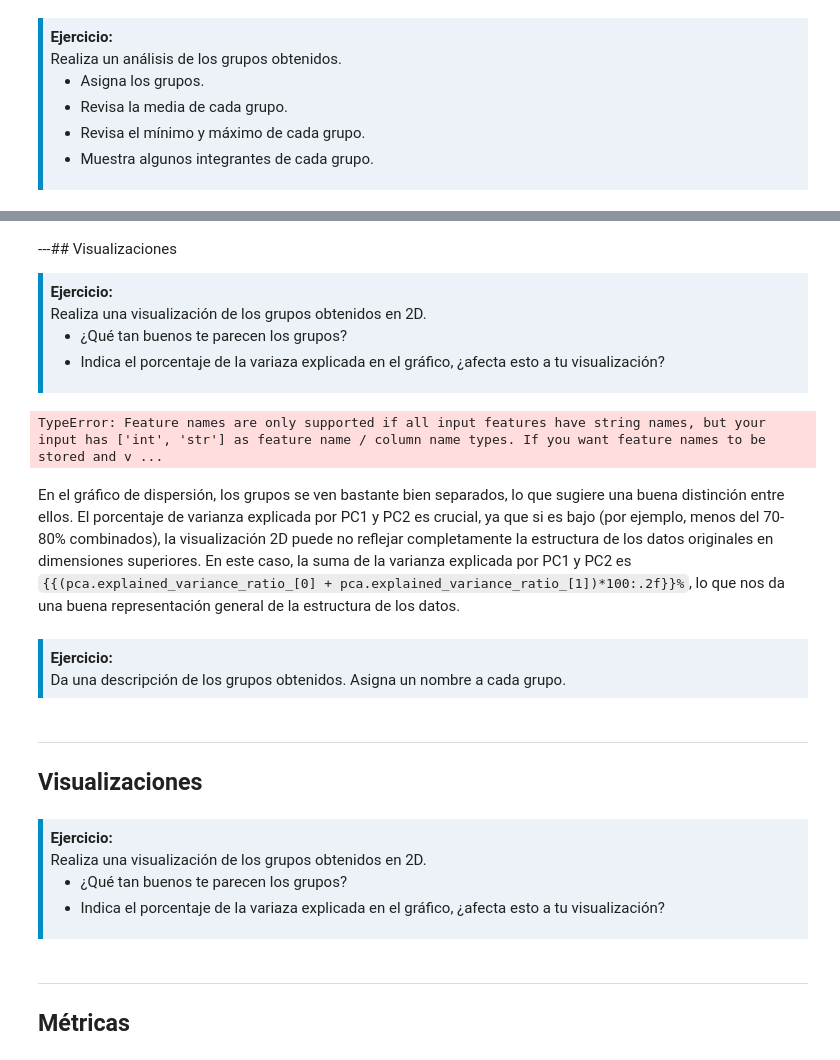
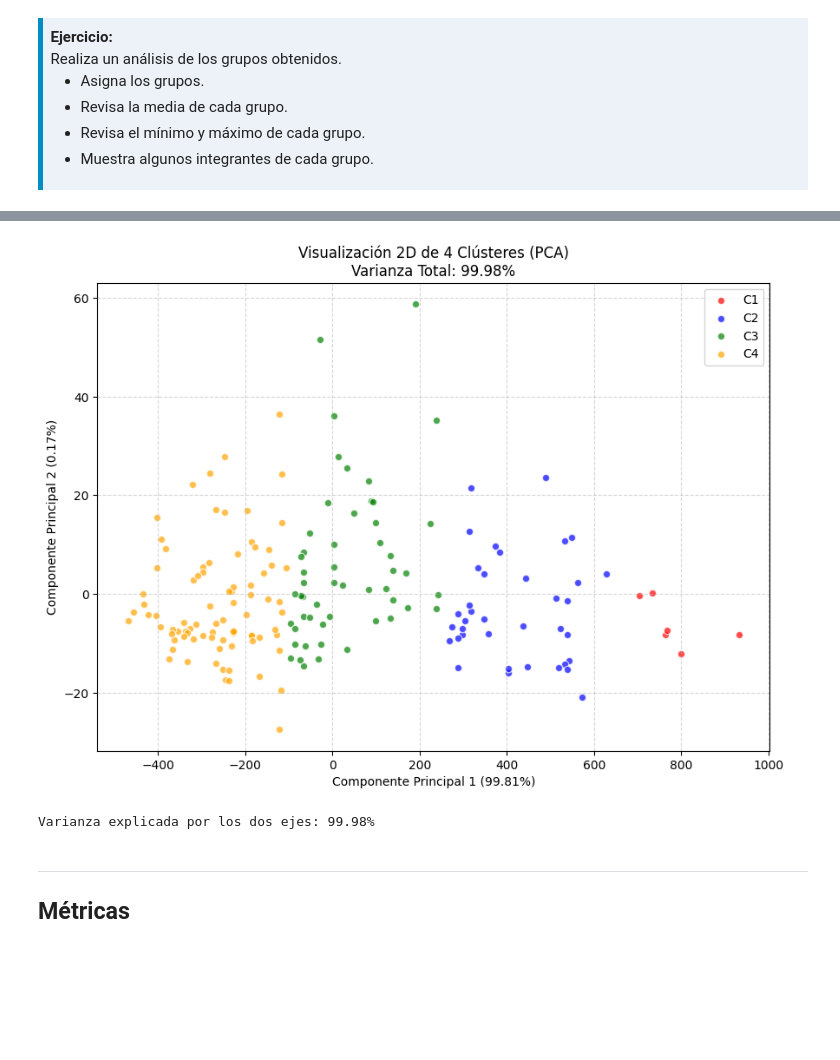
Before and after one commit to jennygn/Ejercicios, a Jupyter notebook: 02_Agrupamiento_Jerarquico.ipynb, the cells around one changed output, grey strips where cells are left out. Cells and saved outputs as stored; diff of their text form; code cells hidden in the pictures; blank space fills up the shorter version.

```diff
--- a/02_Agrupamiento_Jerarquico.ipynb
+++ b/02_Agrupamiento_Jerarquico.ipynb
@@ -198,0 +127,13 @@ print(integrantes_ejemplo.sort_values('Cluster'))
+# %%
+
+clusters = fcluster(Z, t=distancia_corte, criterion='distance')
+
+# 4. Asegurarnos de que X sea un DataFrame antes de asignar la columna
+# Si X ya es un DataFrame, esta línea no le hará daño
+X = pd.DataFrame(X)
+
+# 5. Agregar la información de clúster como C1, C2, C3, etc.
+X['Cluster'] = ['C' + str(c) for c in clusters]
+
+# Revisar los primeros registros
+display(X.head())
@@ -201,36 +241,36 @@ print(integrantes_ejemplo.sort_values('Cluster'))
-# %% [markdown]
----## <font color='008dc3'> Visualizaciones  </font> <div style="background-color: #edf1f8; border-color: #008dc3; border-left: 5px solid #008dc3; padding: 0.5em;"><strong>Ejercicio:</strong><br>    Realiza una visualización de los grupos obtenidos en 2D.<ul>  <li>¿Qué tan buenos te parecen los grupos?</li>  <li>Indica el porcentaje de la variaza explicada en el gráfico, ¿afecta esto a tu visualización?</li></ul></div>
-# %%
-pca = PCA(n_components=2)
-pca_data = pca.fit_transform(X)
-pca_df = pd.DataFrame(data=pca_data, columns=['PC1', 'PC2'])
-pca_df['cluster'] = datos['cluster']
-
-fig = px.scatter(pca_df, x='PC1', y='PC2', color='cluster', title='Visualización de Clusters en 2D (PCA)',
-                 labels={'PC1': f'PC1 ({pca.explained_variance_ratio_[0]*100:.2f}%)',
-                         'PC2': f'PC2 ({pca.explained_variance_ratio_[1]*100:.2f}%)'})
-fig.show()
-# %% [output]
-TypeError: Feature names are only supported if all input features have string names, but your input has ['int', 'str'] as feature name / column name types. If you want feature names to be stored and v ...
-# %% [markdown]
-En el gráfico de dispersión, los grupos se ven bastante bien separados, lo que sugiere una buena distinción entre ellos. El porcentaje de varianza explicada por PC1 y PC2 es crucial, ya que si es bajo (por ejemplo, menos del 70-80% combinados), la visualización 2D puede no reflejar completamente la estructura de los datos originales en dimensiones superiores. En este caso, la suma de la varianza explicada por PC1 y PC2 es `{{(pca.explained_variance_ratio_[0] + pca.explained_variance_ratio_[1])*100:.2f}}%`, lo que nos da una buena representación general de la estructura de los datos.
-# %% [markdown]
-<div style="background-color: #edf1f8; border-color: #008dc3; border-left: 5px solid #008dc3; padding: 0.5em;">
-<strong>Ejercicio:</strong><br>
-    Da una descripción de los grupos obtenidos. Asigna un nombre a cada grupo.
-</div>
-# %% [markdown]
----
-## <font color='008dc3'> Visualizaciones  </font>
-# %% [markdown]
-<div style="background-color: #edf1f8; border-color: #008dc3; border-left: 5px solid #008dc3; padding: 0.5em;">
-<strong>Ejercicio:</strong><br>
-    Realiza una visualización de los grupos obtenidos en 2D.
-<ul>
-  <li>¿Qué tan buenos te parecen los grupos?</li>
-  <li>Indica el porcentaje de la variaza explicada en el gráfico, ¿afecta esto a tu visualización?</li>
-</ul>
-</div>
+# %%
+# 1. Configurar PCA para reducir a 2 dimensiones
+pca = PCA(n_components=2)
+# Eliminamos la columna 'Cluster' para el cálculo
+X_numeric = X.drop(columns=['Cluster'])
+componentes = pca.fit_transform(X_numeric)
+
+# 2. Varianza explicada
+varianza_pc1 = pca.explained_variance_ratio_[0] * 100
+varianza_pc2 = pca.explained_variance_ratio_[1] * 100
+varianza_total = varianza_pc1 + varianza_pc2
+
+# 3. Graficar los 4 grupos
+plt.figure(figsize=(10, 7))
+# Definimos colores fijos para asegurar que C4 sea visible
+colores = {'C1': 'red', 'C2': 'blue', 'C3': 'green', 'C4': 'orange'}
+
+for cluster in sorted(X['Cluster'].unique()):
+    indices = X['Cluster'] == cluster
+    plt.scatter(componentes[indices, 0], componentes[indices, 1],
+                c=colores.get(cluster, 'black'), label=cluster, alpha=0.7, edgecolors='w')
+
+plt.title(f'Visualización 2D de 4 Clústeres (PCA)\nVarianza Total: {varianza_total:.2f}%')
+plt.xlabel(f'Componente Principal 1 ({varianza_pc1:.2f}%)')
+plt.ylabel(f'Componente Principal 2 ({varianza_pc2:.2f}%)')
+plt.legend()
+plt.grid(True, linestyle='--', alpha=0.5)
+plt.show()
+
+print(f"Varianza explicada por los dos ejes: {varianza_total:.2f}%")
+# %% [output]
+[figure, added]
+Varianza explicada por los dos ejes: 99.98%
 # %% [markdown]
 ---
 ## <font color='008dc3'> Métricas  </font>
```
Also changed, not shown: parts of 30 cells of this notebook.
